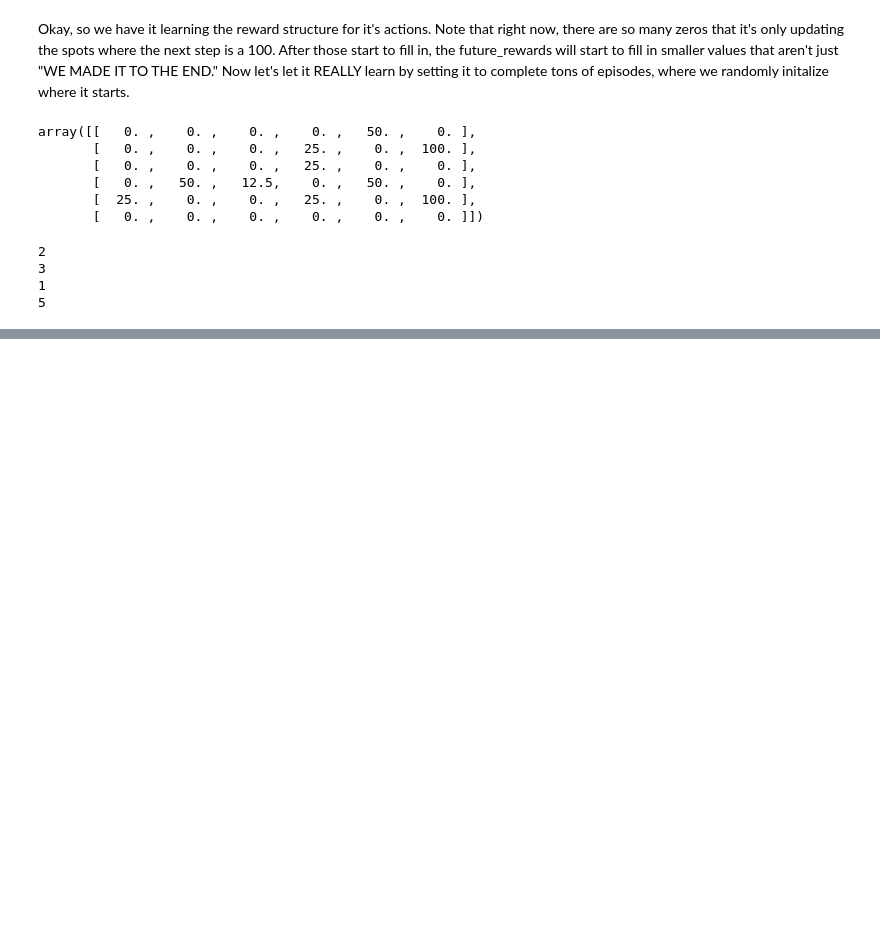
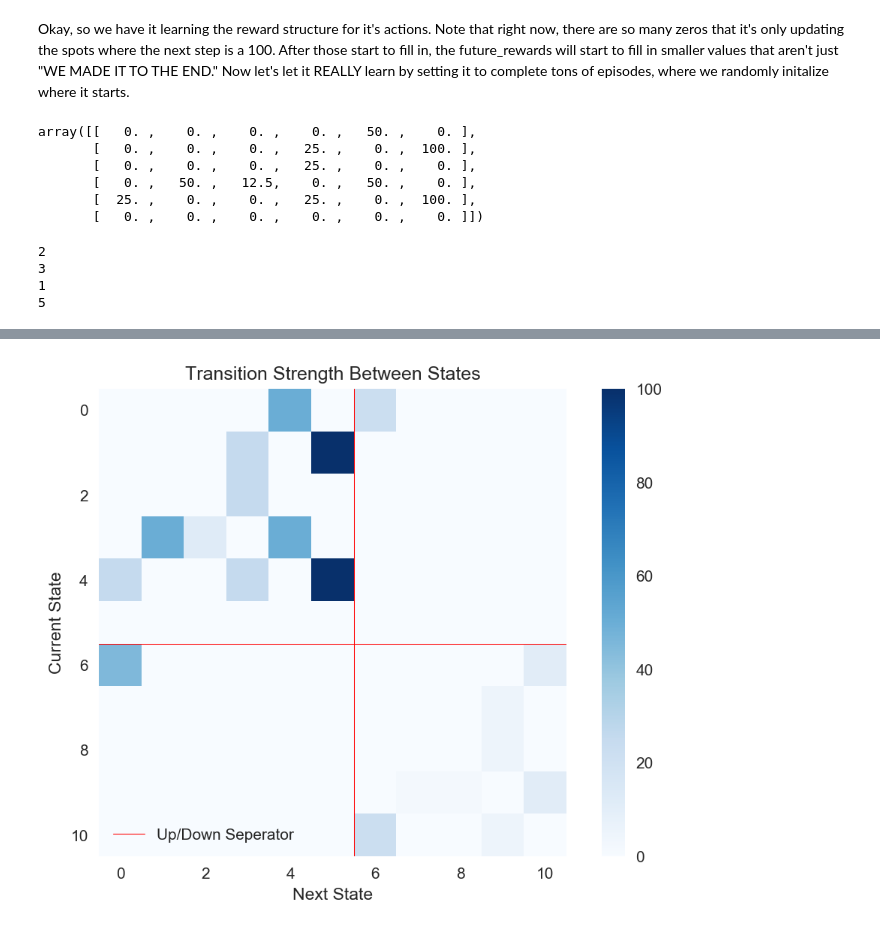
Before and after one commit to ZWMiller/PythonProjects, a Jupyter notebook: simple_q_learning/simple_q_learning_escape_from_building.ipynb, the cells around one changed output, grey strips where cells are left out. Cells and saved outputs as stored; diff of their text form; code cells hidden in the pictures; blank space fills up the shorter version.

Commit message:
update q_learning with second floor of building

```diff
--- a/simple_q_learning/simple_q_learning_escape_from_building.ipynb
+++ b/simple_q_learning/simple_q_learning_escape_from_building.ipynb
@@ -154,0 +166,13 @@ plt.title("Transition Strength Between States");
+# %%
+reward = np.array([[-1, -1, -1, -1, 0, -1, 0, -1, -1, -1, -1],
+                   [-1, -1, -1, 0, -1, 100, -1, -1, -1, -1, -1],
+                   [-1, -1, -1, 0, -1, -1, -1, -1, -1, -1, -1],
+                   [-1, 0, 0, -1, 0, -1, -1, -1, -1, -1, -1],
+                   [0, -1, -1, 0, -1, 100, -1, -1, -1, -1, -1],
+                   [-1, 0, -1, -1, 0, 100, -1, -1, -1, -1, -1],
+                   [20, -1, -1, -1, -1, -1, -1, -1, -1, -1, 0],
+                   [-1, -1, -1, -1, -1, -1, -1, -1, -1, 0, -1],
+                   [-1, -1, -1, -1, -1, -1, -1, -1, -1, 0, -1],
+                   [-1, -1, -1, -1, -1, -1, -1, 0, 0, -1, 0],
+                   [-1, -1, -1, -1, -1, -1, 0, -1, -1, 0, -1]])
+reward.shape
@@ -154,0 +181,3 @@ plt.title("Transition Strength Between States");
+# %%
+q_matrix = np.zeros_like(reward)
+q_matrix
@@ -154,0 +196,6 @@ plt.title("Transition Strength Between States");
+# %%
+for episode in range(int(1e4)):
+    start_state = np.random.randint(6)
+    q_matrix = learning_episode(q_matrix, reward)
+
+q_matrix
@@ -154,0 +251,13 @@ plt.title("Transition Strength Between States");
+# %%
+plt.figure(dpi=150)
+plt.imshow(q_matrix, cmap=plt.cm.Blues);
+plt.colorbar();
+plt.ylabel("Current State")
+plt.xlabel("Next State")
+plt.title("Transition Strength Between States");
+plt.grid(False)
+plt.plot([-0.5,10.5],[5.5,5.5],'r', lw=0.5, label="Up/Down Seperator")
+plt.plot([5.5,5.5],[-0.5,10.5],'r', lw=0.5);
+plt.legend(loc="lower left");
+# %% [output]
+[figure, added]
```
Also changed, not shown: parts of 12 cells of this notebook.
